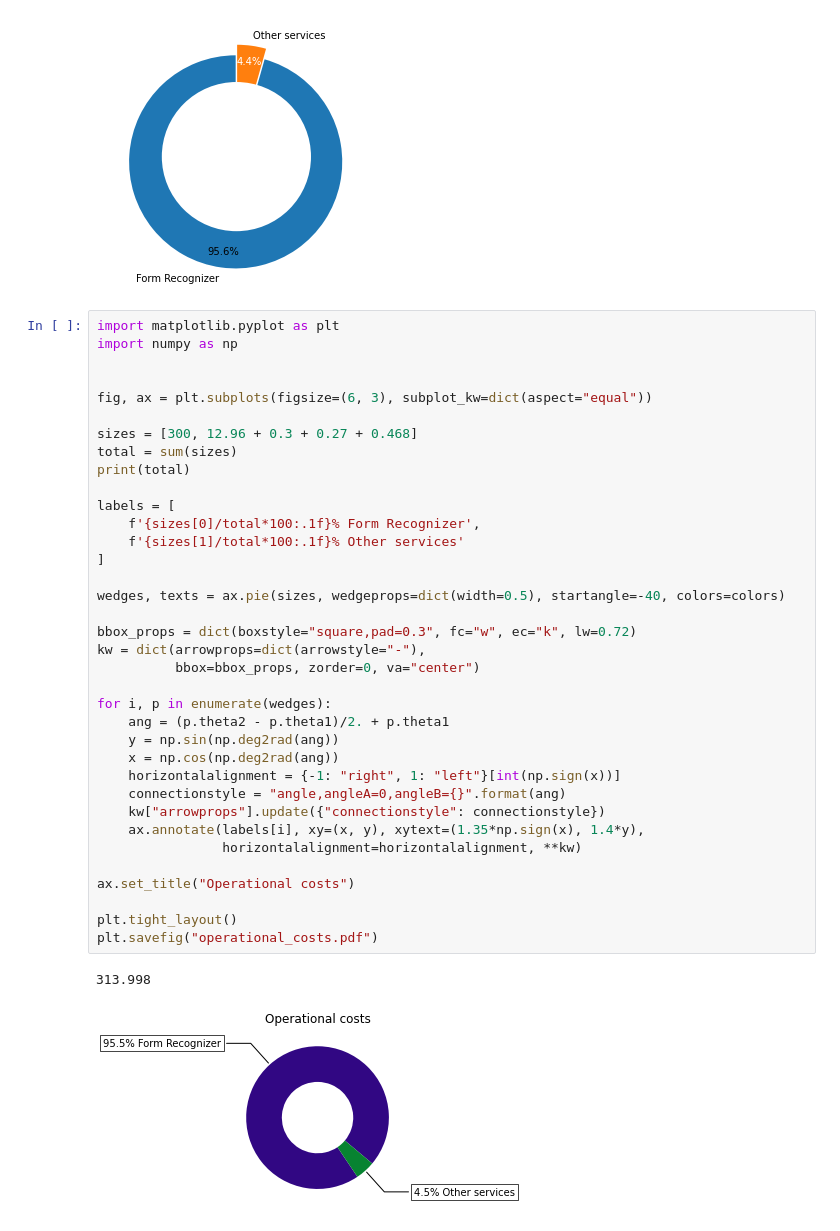
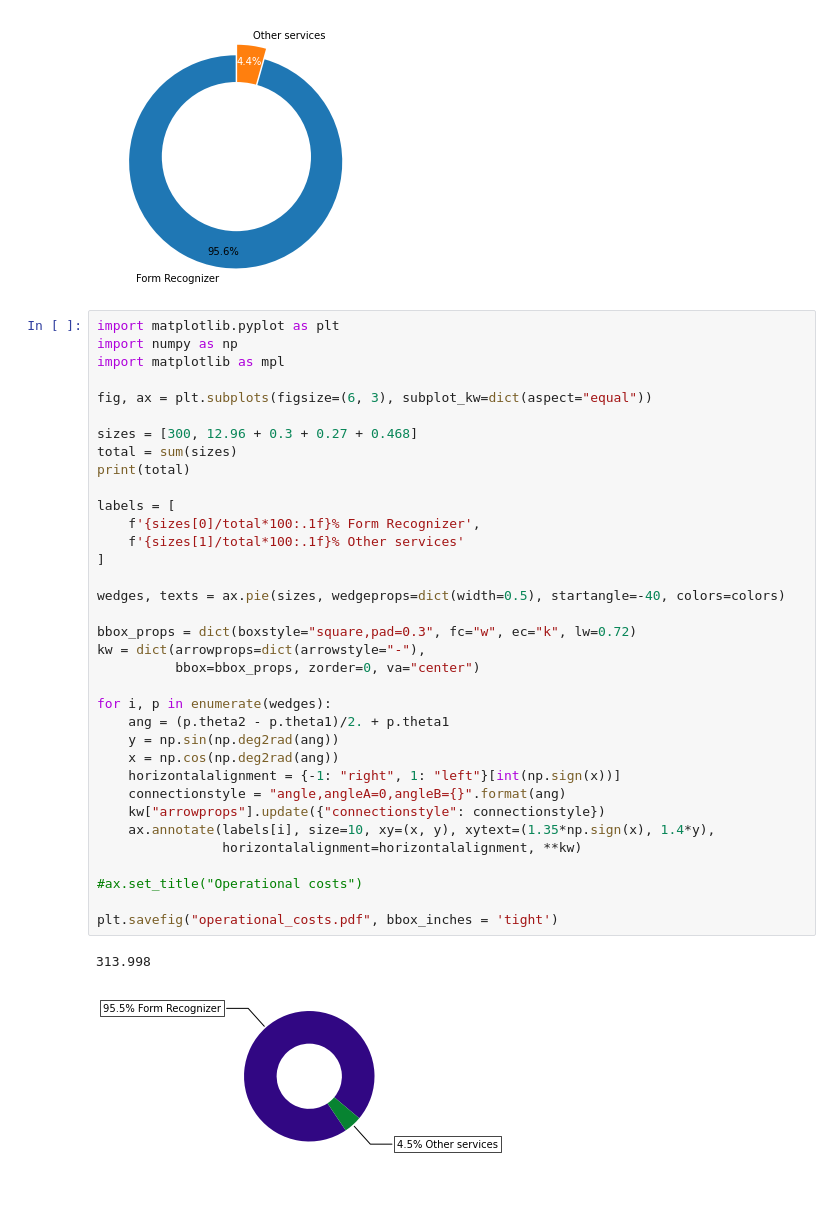
Before and after one commit to petr7555/bachelors_thesis_accounting_ocr, a Jupyter notebook: notebooks/graphs_for_thesis/operational_costs.ipynb, the cells around one changed output. Cells and saved outputs as stored; diff of their text form; blank space fills up the shorter version.

Commit message:
🚀 Make graphs nicer

```diff
--- a/notebooks/graphs_for_thesis/operational_costs.ipynb
+++ b/notebooks/graphs_for_thesis/operational_costs.ipynb
@@ -42,39 +42,38 @@ plt.show()
 # %%
 import matplotlib.pyplot as plt
 import numpy as np
-
+import matplotlib as mpl
 
 fig, ax = plt.subplots(figsize=(6, 3), subplot_kw=dict(aspect="equal"))
 
 sizes = [300, 12.96 + 0.3 + 0.27 + 0.468]
 total = sum(sizes)
 print(total)
 
 labels = [
     f'{sizes[0]/total*100:.1f}% Form Recognizer',
     f'{sizes[1]/total*100:.1f}% Other services'
 ]
 
 wedges, texts = ax.pie(sizes, wedgeprops=dict(width=0.5), startangle=-40, colors=colors)
 
 bbox_props = dict(boxstyle="square,pad=0.3", fc="w", ec="k", lw=0.72)
 kw = dict(arrowprops=dict(arrowstyle="-"),
           bbox=bbox_props, zorder=0, va="center")
 
 for i, p in enumerate(wedges):
     ang = (p.theta2 - p.theta1)/2. + p.theta1
     y = np.sin(np.deg2rad(ang))
     x = np.cos(np.deg2rad(ang))
     horizontalalignment = {-1: "right", 1: "left"}[int(np.sign(x))]
     connectionstyle = "angle,angleA=0,angleB={}".format(ang)
     kw["arrowprops"].update({"connectionstyle": connectionstyle})
-    ax.annotate(labels[i], xy=(x, y), xytext=(1.35*np.sign(x), 1.4*y),
+    ax.annotate(labels[i], size=10, xy=(x, y), xytext=(1.35*np.sign(x), 1.4*y),
                 horizontalalignment=horizontalalignment, **kw)
 
-ax.set_title("Operational costs")
+#ax.set_title("Operational costs")
 
-plt.tight_layout()
-plt.savefig("operational_costs.pdf")
+plt.savefig("operational_costs.pdf", bbox_inches = 'tight')
 # %% [output]
 313.998
-[figure, old version]
+[figure, new version]
```
Also changed, not shown: 10 other files.
